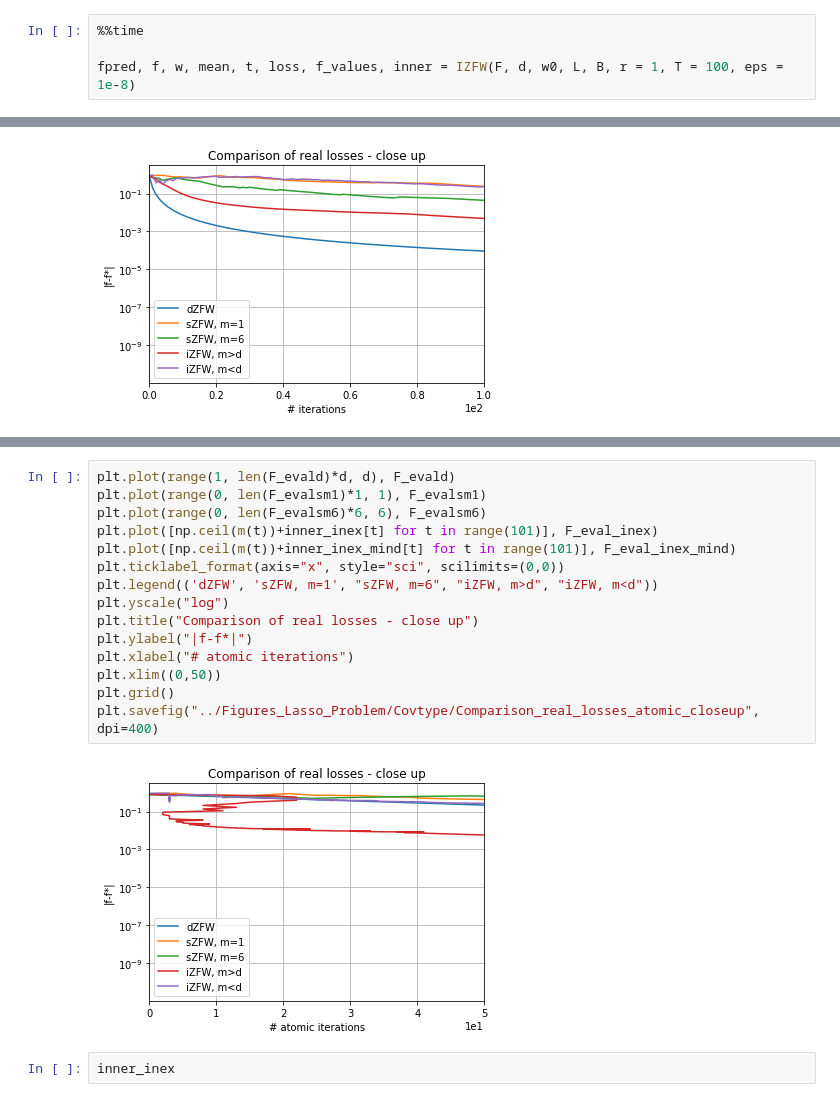
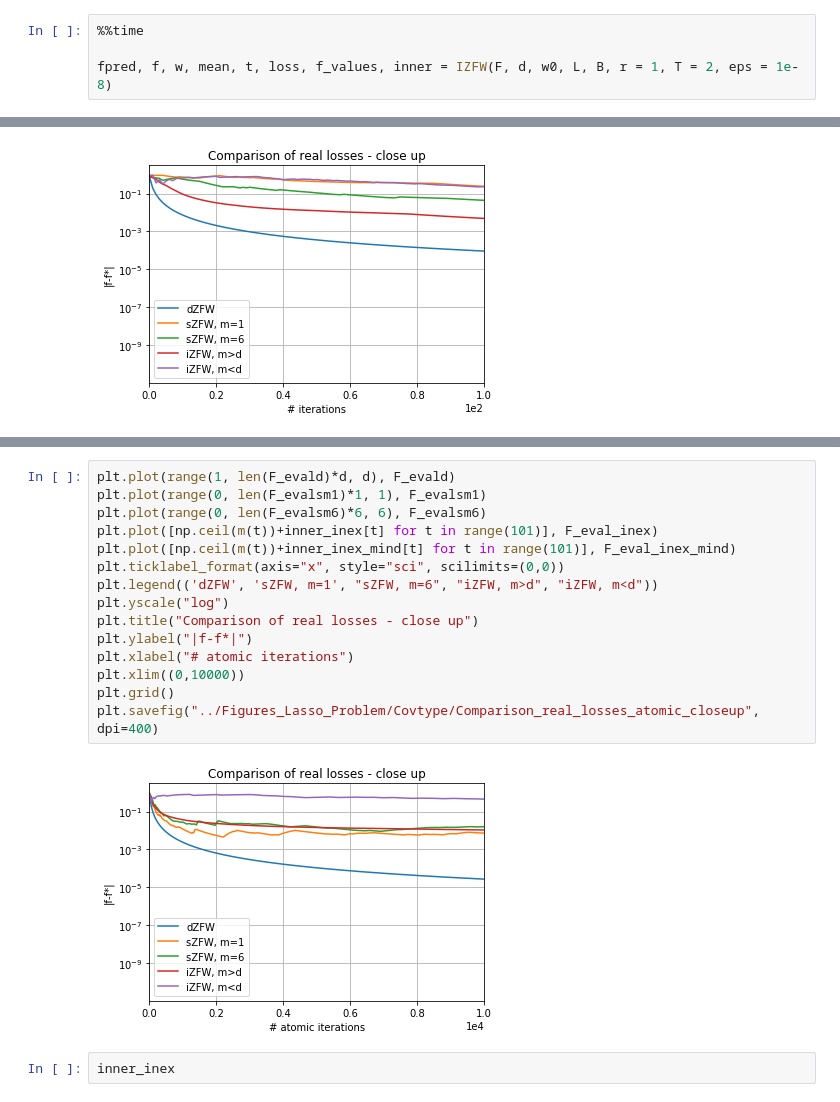
Before and after one commit to liacov/OPTproj, a Jupyter notebook: notebooks/LassoRegression.ipynb, the cells around one changed output, grey strips where cells are left out. Drawn from its saved outputs; the diff is of its cells as text.

Commit message:
figures

```diff
--- a/notebooks/LassoRegression.ipynb
+++ b/notebooks/LassoRegression.ipynb
@@ -226,7 +226,7 @@ B = 1
 # %%
 %%time
 
-fpred, f, w, mean, t, loss, f_values, inner = IZFW(F, d, w0, L, B, r = 1, T = 100, eps = 1e-8)
+fpred, f, w, mean, t, loss, f_values, inner = IZFW(F, d, w0, L, B, r = 1, T = 2, eps = 1e-8)
 # %% [output]
 Loss evaluation at time 1:      0.2841402
 
@@ -375,20 +377,20 @@ plt.savefig("../Figures_Lasso_Problem/Covtype/Comparison_real_losses_atomic", dp
 # %%
 plt.plot(range(1, len(F_evald)*d, d), F_evald)
 plt.plot(range(0, len(F_evalsm1)*1, 1), F_evalsm1)
 plt.plot(range(0, len(F_evalsm6)*6, 6), F_evalsm6)
 plt.plot([np.ceil(m(t))+inner_inex[t] for t in range(101)], F_eval_inex)
 plt.plot([np.ceil(m(t))+inner_inex_mind[t] for t in range(101)], F_eval_inex_mind)
 plt.ticklabel_format(axis="x", style="sci", scilimits=(0,0))
 plt.legend(('dZFW', 'sZFW, m=1', "sZFW, m=6", "iZFW, m>d", "iZFW, m<d"))
 plt.yscale("log")
 plt.title("Comparison of real losses - close up")
 plt.ylabel("|f-f*|")
 plt.xlabel("# atomic iterations")
-plt.xlim((0,50))
+plt.xlim((0,10000))
 plt.grid()
 plt.savefig("../Figures_Lasso_Problem/Covtype/Comparison_real_losses_atomic_closeup", dpi=400)
 # %% [output]
-[figure, old version]
+[figure, new version]
 # %%
 inner_inex
 # %% [output]
```
Also changed, not shown: parts of 23 cells of this notebook, 17 other files.
